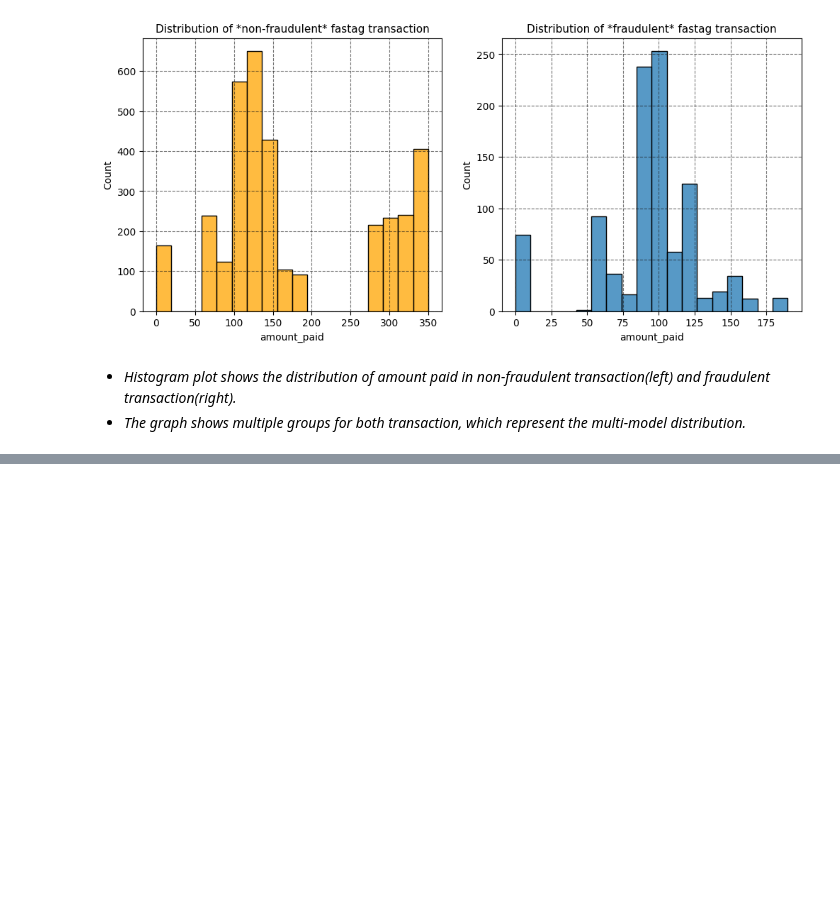
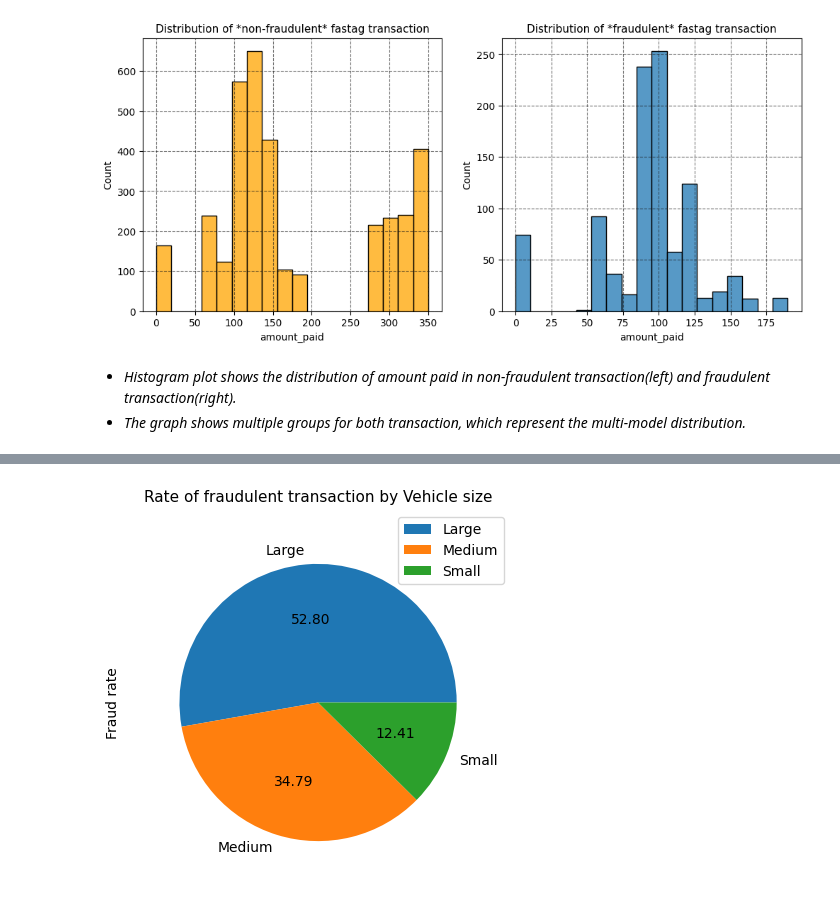
Before and after one commit to madhuri-15/Machine-learning-Projects, a Jupyter notebook: fastag-fraud-detection/fraud-detection.ipynb, the cells around one changed output, grey strips where cells are left out. Cells and saved outputs as stored; diff of their text form; code cells hidden in the pictures; blank space fills up the shorter version.

```diff
--- a/fastag-fraud-detection/fraud-detection.ipynb
+++ b/fastag-fraud-detection/fraud-detection.ipynb
@@ -399,0 +446,16 @@ To be Continue...
+# %%
+# Calcuate the rate of fraudulent transaction by vehicle size.
+# Data preparation
+vehicle_type_pivot = pd.pivot_table(fraud_data, values='transaction_id', index='vehicle_size', columns='fraud_indicator', aggfunc='count')
+fraud_rate = vehicle_type_pivot['Fraud'] * 100/ fraud_data.shape[0]
+
+# Plot
+
+fraud_rate.plot(kind='pie', figsize=(7, 5), autopct='%.2f', radius=0.9)
+
+plt.title('Rate of fraudulent transaction by Vehicle size', size=11)
+plt.legend()
+plt.ylabel('Fraud rate')
+plt.show()
+# %% [output]
+[figure, added]
```
Also changed, not shown: parts of 54 cells of this notebook, 1 other file.
